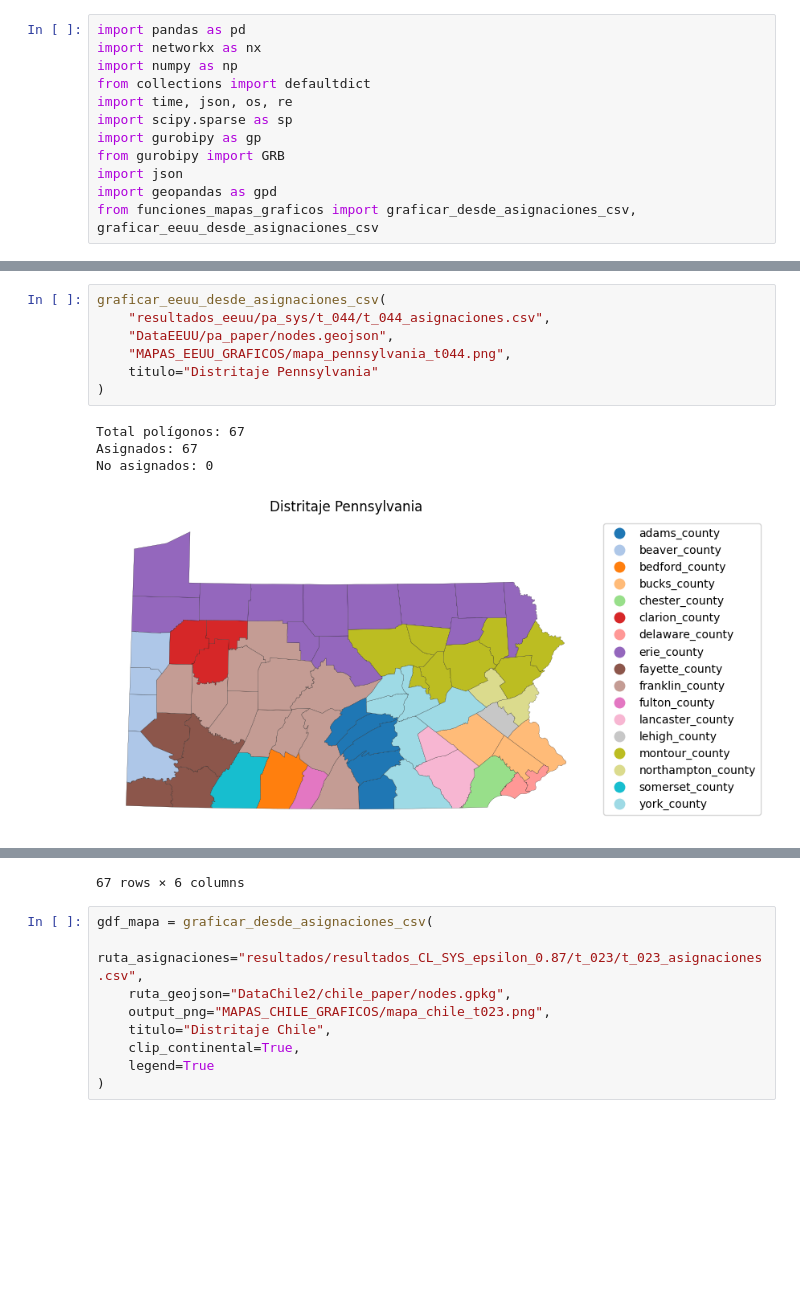
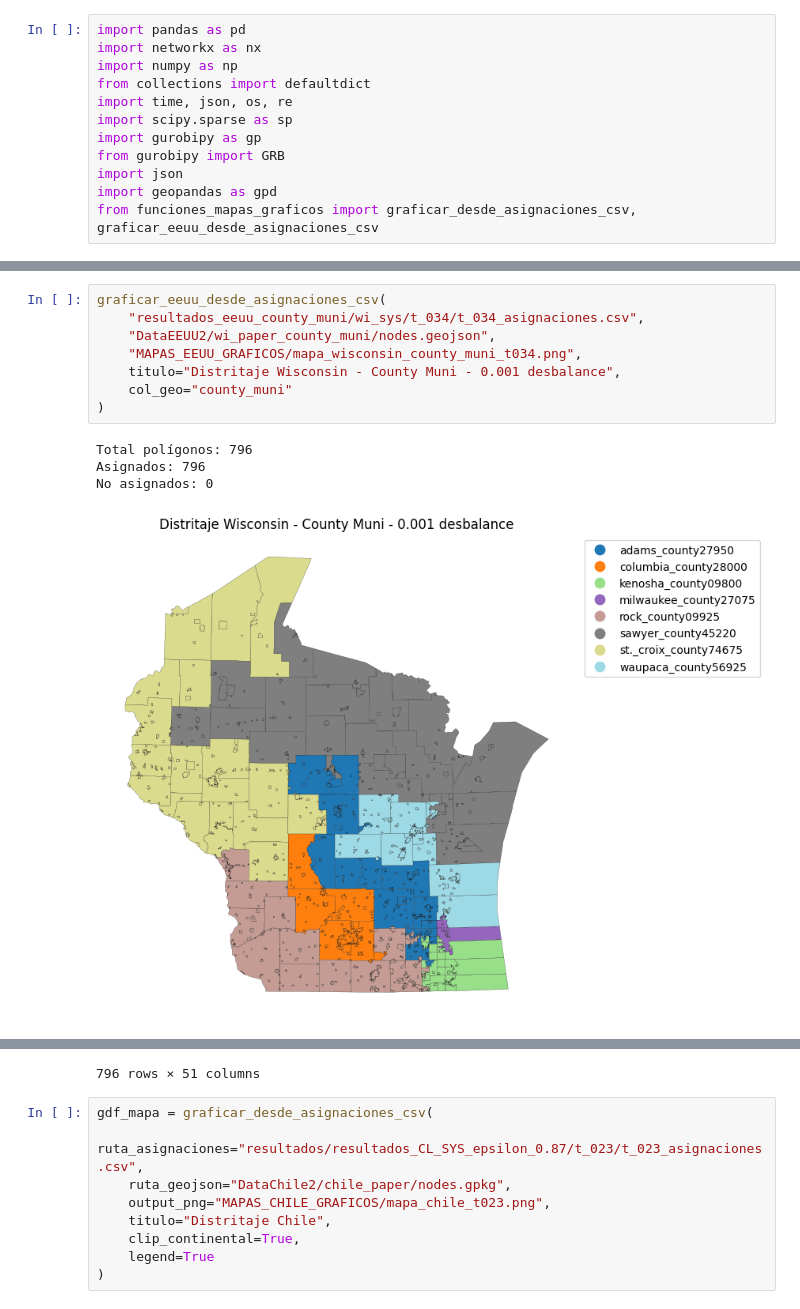
Before and after one commit to Andresdiazdcd/Tesis, a Jupyter notebook: Códigos/Graficos.ipynb, the cells around one changed output, grey strips where cells are left out. Drawn from its saved outputs; the diff is of its cells as text; blank space fills up the shorter version.

```diff
--- a/Códigos/Graficos.ipynb
+++ b/Códigos/Graficos.ipynb
@@ -13,12 +65,13 @@ from funciones_mapas_graficos import graficar_desde_asignaciones_csv, graficar_e
 # %%
 graficar_eeuu_desde_asignaciones_csv(
-    "resultados_eeuu/pa_sys/t_044/t_044_asignaciones.csv",
-    "DataEEUU/pa_paper/nodes.geojson",
-    "MAPAS_EEUU_GRAFICOS/mapa_pennsylvania_t044.png",
-    titulo="Distritaje Pennsylvania"
+    "resultados_eeuu_county_muni/wi_sys/t_034/t_034_asignaciones.csv",
+    "DataEEUU2/wi_paper_county_muni/nodes.geojson",
+    "MAPAS_EEUU_GRAFICOS/mapa_wisconsin_county_muni_t034.png",
+    titulo="Distritaje Wisconsin - County Muni - 0.001 desbalance",
+    col_geo="county_muni"
 )
 # %% [output]
-Total polígonos: 67
-Asignados: 67
+Total polígonos: 796
+Asignados: 796
 No asignados: 0
-[figure, old version]
+[figure, new version]
@@ -37,4 +90,4 @@ No asignados: 0
-67 rows × 6 columns
+796 rows × 51 columns
 # %%
 gdf_mapa = graficar_desde_asignaciones_csv(
     ruta_asignaciones="resultados/resultados_CL_SYS_epsilon_0.87/t_023/t_023_asignaciones.csv",
```
Also changed, not shown: parts of 3 cells of this notebook, 8 other files.
